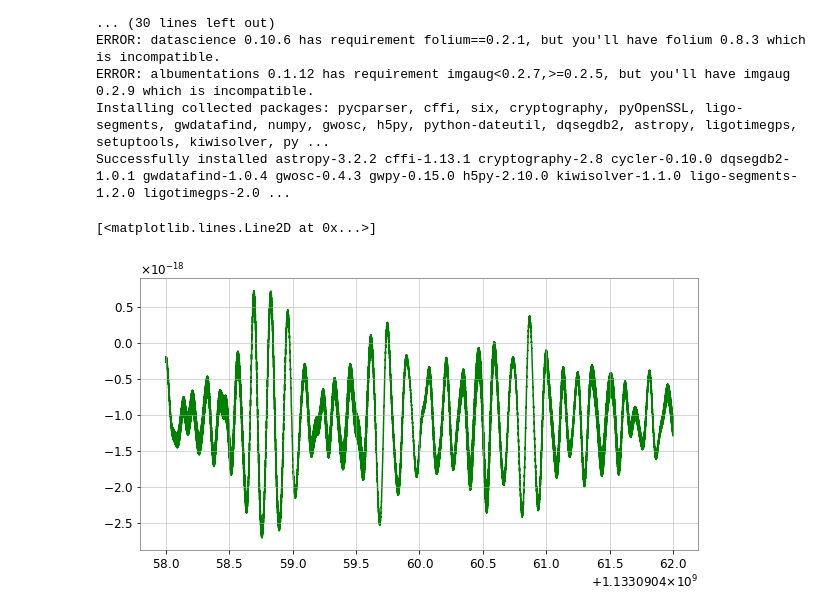
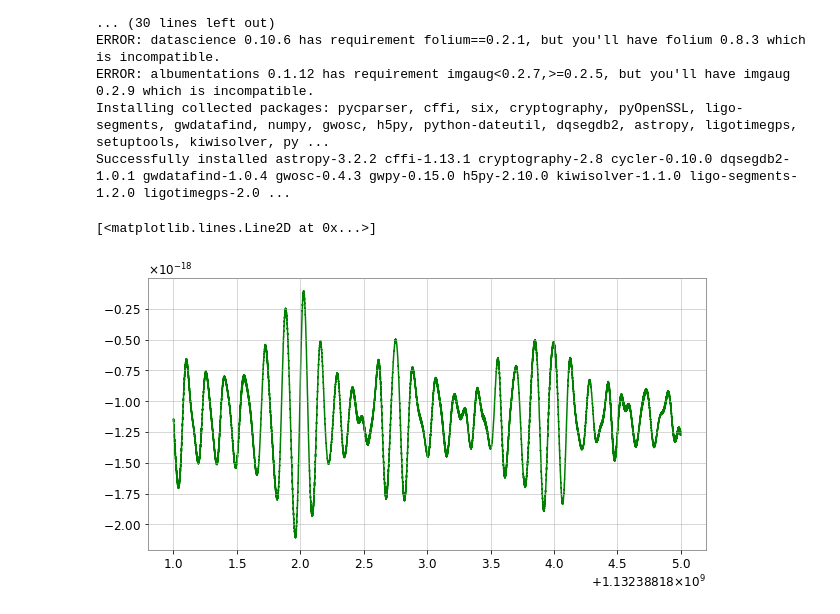
Before and after one commit to SGRGit/gwOsc, a Jupyter notebook: DataPrepBlipGlitches.ipynb, the cells around one changed output. Drawn from its saved outputs; the diff is of its cells as text; code cells hidden in the pictures.

```diff
--- a/DataPrepBlipGlitches.ipynb
+++ b/DataPrepBlipGlitches.ipynb
@@ -41,12 +41,14 @@ Successfully installed astropy-3.2.2 cffi-1.13.1 cryptography-2.8 cycler-0.10.0
 import gwpy
 # %%
 from gwpy.timeseries import TimeSeries
-data = TimeSeries.fetch_open_data('L1', 1133090460-2, 1133090460+2)
+data = TimeSeries.fetch_open_data('L1', 1132388183-2, 1132388183+2)
 # %%
-t_value = np.linspace(1133090460-2, 1133090460+2, num = np.array(data).size)
+#t_value = np.linspace(1133090460-2, 1133090460+2, num = np.array(data).size)
+t_value = np.linspace(1132388183-2, 1132388183+2, num = np.array(data).size)
+
 f, (ax) = plt.subplots(1, 1)
 f.set_size_inches(10,5)
 ax.plot(t_value, data, 'g')
 # %% [output]
 [<matplotlib.lines.Line2D at 0x...>]
-[figure, old version]
+[figure, new version]
```
Also changed, not shown: parts of 5 cells of this notebook.
